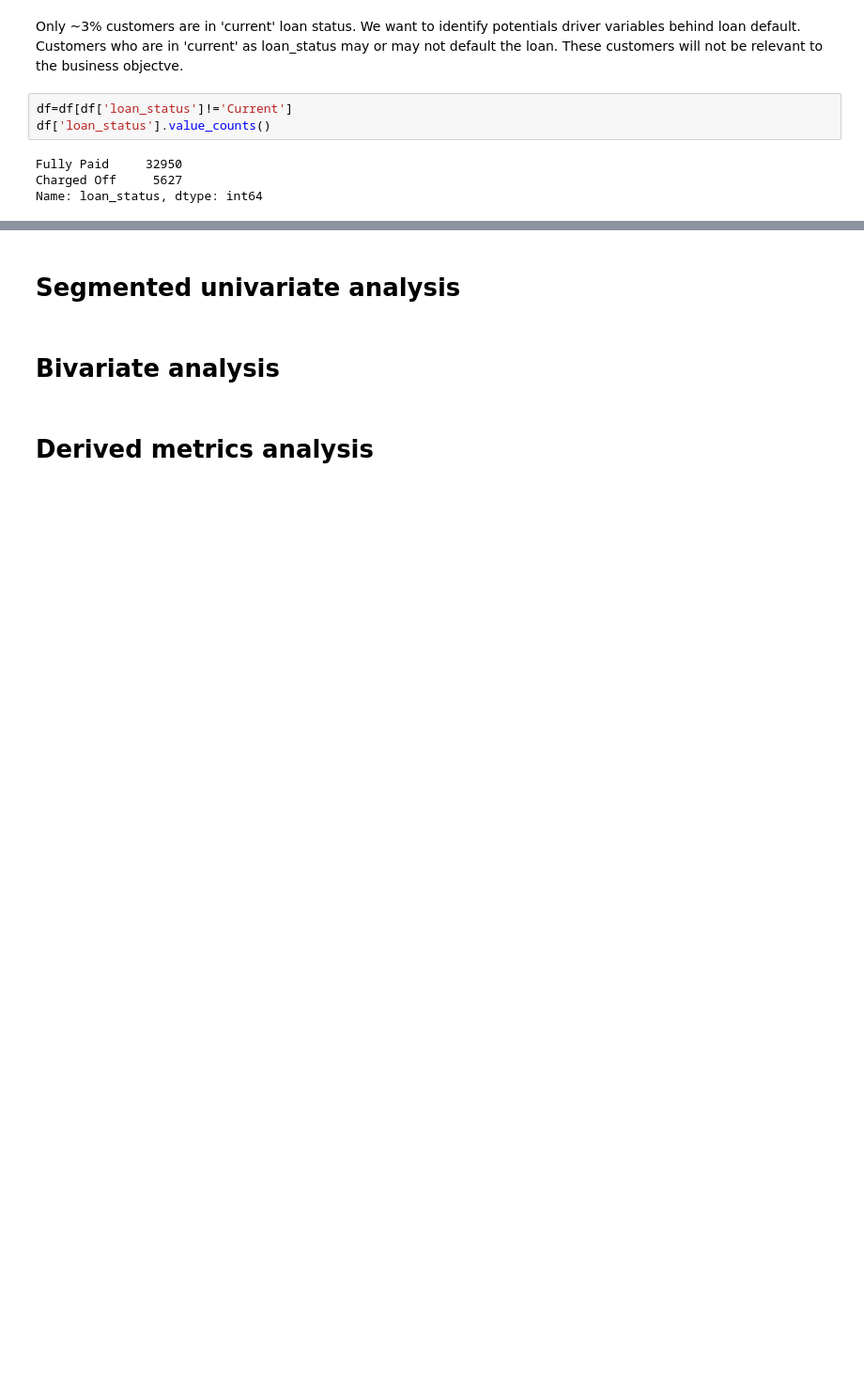
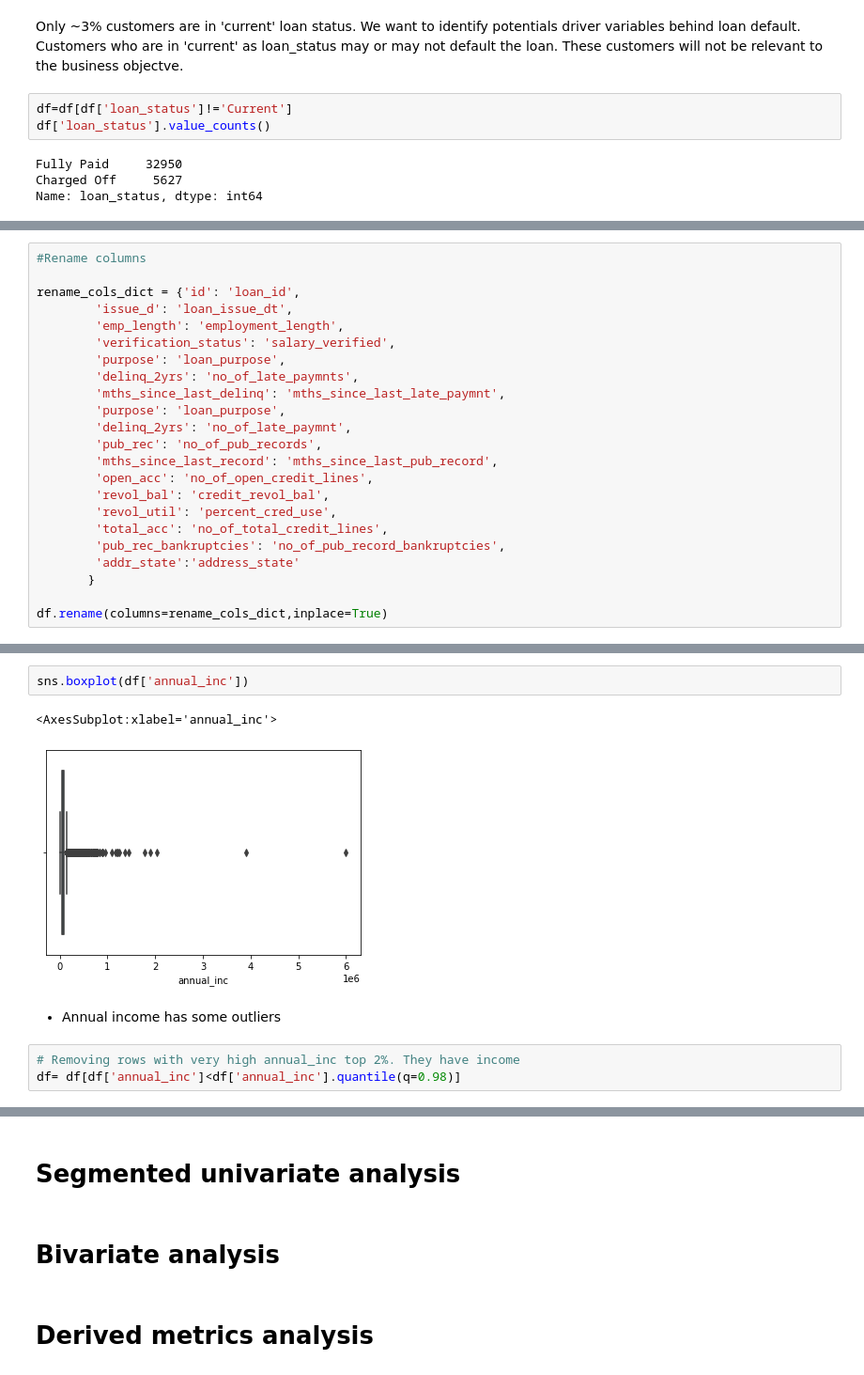
Before and after one commit to suchins3/LendingClub, a Jupyter notebook: Lending club case study.ipynb, the cells around one changed output, grey strips where cells are left out. Shown at 94% size. Saved outputs shown, nothing was run; the diff lists cells and outputs as text; blank space fills up the shorter version.

Commit message:
Added cleaning and some univariate charts

```diff
--- a/Lending club case study.ipynb
+++ b/Lending club case study.ipynb
@@ -107,0 +138,23 @@ Name: loan_status, dtype: int64
+# %%
+#Rename columns
+
+rename_cols_dict = {'id': 'loan_id',
+        'issue_d': 'loan_issue_dt',
+        'emp_length': 'employment_length',
+        'verification_status': 'salary_verified',
+        'purpose': 'loan_purpose',
+        'delinq_2yrs': 'no_of_late_paymnts',
+        'mths_since_last_delinq': 'mths_since_last_late_paymnt',
+        'purpose': 'loan_purpose',
+        'delinq_2yrs': 'no_of_late_paymnt',
+        'pub_rec': 'no_of_pub_records',
+        'mths_since_last_record': 'mths_since_last_pub_record',
+        'open_acc': 'no_of_open_credit_lines',
+        'revol_bal': 'credit_revol_bal',
+        'revol_util': 'percent_cred_use',
+        'total_acc': 'no_of_total_credit_lines',
+        'pub_rec_bankruptcies': 'no_of_pub_record_bankruptcies',
+        'addr_state':'address_state'
+       }
+
+df.rename(columns=rename_cols_dict,inplace=True)
@@ -107,0 +221,10 @@ Name: loan_status, dtype: int64
+# %%
+sns.boxplot(df['annual_inc'])
+# %% [output]
+<AxesSubplot:xlabel='annual_inc'>
+[figure, added]
+# %% [markdown]
+- Annual income has some outliers
+# %%
+# Removing rows with very high annual_inc top 2%. They have income
+df= df[df['annual_inc']<df['annual_inc'].quantile(q=0.98)]
```
Also changed, not shown: parts of 37 cells of this notebook.
